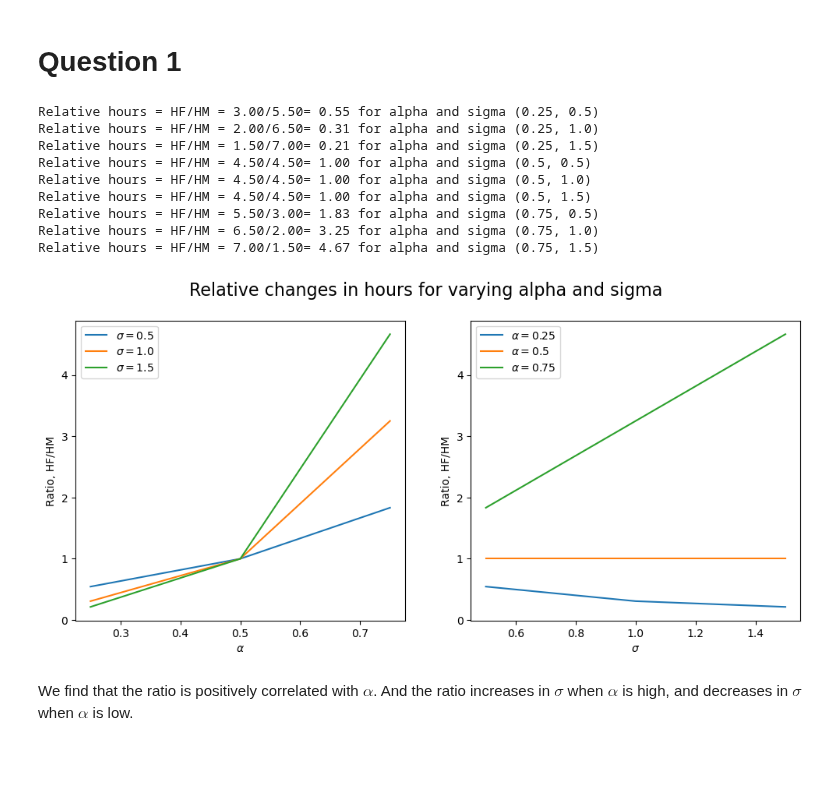
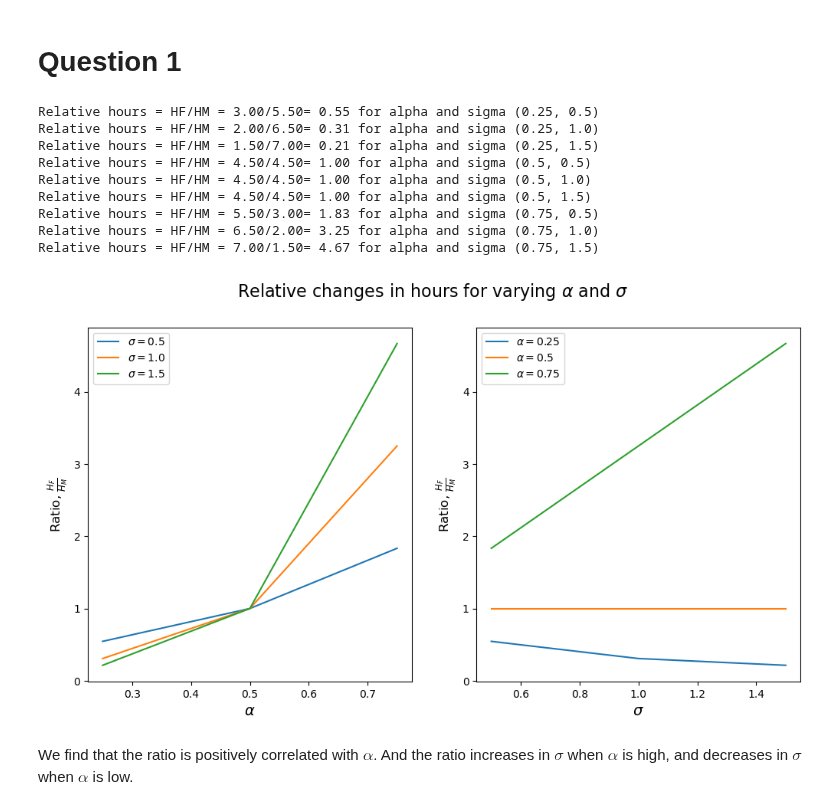
Before and after one commit to NumEconCopenhagen/projects-2023-noobs, a Jupyter notebook: inauguralproject/inauguralproject.ipynb, the cells around one changed output. Saved outputs shown, nothing was run; the diff lists cells and outputs as text; code cells hidden in the pictures; blank space fills up the shorter version.

```diff
--- a/inauguralproject/inauguralproject.ipynb
+++ b/inauguralproject/inauguralproject.ipynb
@@ -50,43 +53,43 @@ for alpha in [0.25, 0.50, 0.75]:
 
 # We plot the results
 # a. create the figure
-fig = plt.figure(figsize=(12,5))# figsize is in inches...
+fig = plt.figure(figsize=(12,6))# figsize is in inches...
 
 # b. left plot
 ax_left = fig.add_subplot(1,2,1)
 for sigma in [0.5, 1.0, 1.5]:
     y = [dict_ratio[(alpha, sigma)] for alpha in [0.25, 0.50, 0.75]]
     ax_left.plot([0.25, 0.50, 0.75], y, label=rf"$\sigma={sigma}$")
-ax_left.set_xlabel(r'$\alpha$')
-ax_left.set_ylabel("Ratio, HF/HM")
+ax_left.set_xlabel(r'$\alpha$',fontsize=14)
+ax_left.set_ylabel(rf"Ratio, $\frac{{H_F}}{{H_M}}$",fontsize=12)
 ax_left.legend()
 
 
 # c. right plot
 ax_right = fig.add_subplot(1,2,2)
 for alpha in [0.25, 0.50, 0.75]:
     y = [dict_ratio[(alpha, sigma)] for sigma in [0.5, 1.0, 1.5]]
     ax_right.plot([0.5, 1.0, 1.5], y, label=rf"$\alpha={alpha}$")
-ax_right.set_xlabel(r'$\sigma$')
-ax_right.set_ylabel("Ratio, HF/HM")
+ax_right.set_xlabel(r'$\sigma$',fontsize=14)
+ax_right.set_ylabel(rf"Ratio, $\frac{{H_F}}{{H_M}}$",fontsize=12)
 ax_right.legend()
 
 
 
 plt.close(fig) # (Suppress print to fit slides)
-fig.suptitle("Relative changes in hours for varying alpha and sigma",fontsize=16)
+fig.suptitle(rf"Relative changes in hours for varying $\alpha$ and $\sigma$",fontsize=16)
 fig
 # %% [output]
 Relative hours = HF/HM = 3.00/5.50= 0.55 for alpha and sigma (0.25, 0.5)
 Relative hours = HF/HM = 2.00/6.50= 0.31 for alpha and sigma (0.25, 1.0)
 Relative hours = HF/HM = 1.50/7.00= 0.21 for alpha and sigma (0.25, 1.5)
 Relative hours = HF/HM = 4.50/4.50= 1.00 for alpha and sigma (0.5, 0.5)
 Relative hours = HF/HM = 4.50/4.50= 1.00 for alpha and sigma (0.5, 1.0)
 Relative hours = HF/HM = 4.50/4.50= 1.00 for alpha and sigma (0.5, 1.5)
 Relative hours = HF/HM = 5.50/3.00= 1.83 for alpha and sigma (0.75, 0.5)
 Relative hours = HF/HM = 6.50/2.00= 3.25 for alpha and sigma (0.75, 1.0)
 Relative hours = HF/HM = 7.00/1.50= 4.67 for alpha and sigma (0.75, 1.5)
-[figure, old version]
+[figure, new version]
 # %% [markdown]
 We find that the ratio is positively correlated with $\alpha$. And the ratio increases in $\sigma$ when $\alpha$ is high, and decreases in $\sigma$ when $\alpha$ is low.
 # %% [markdown]
```
Also changed, not shown: parts of 2 cells of this notebook.
